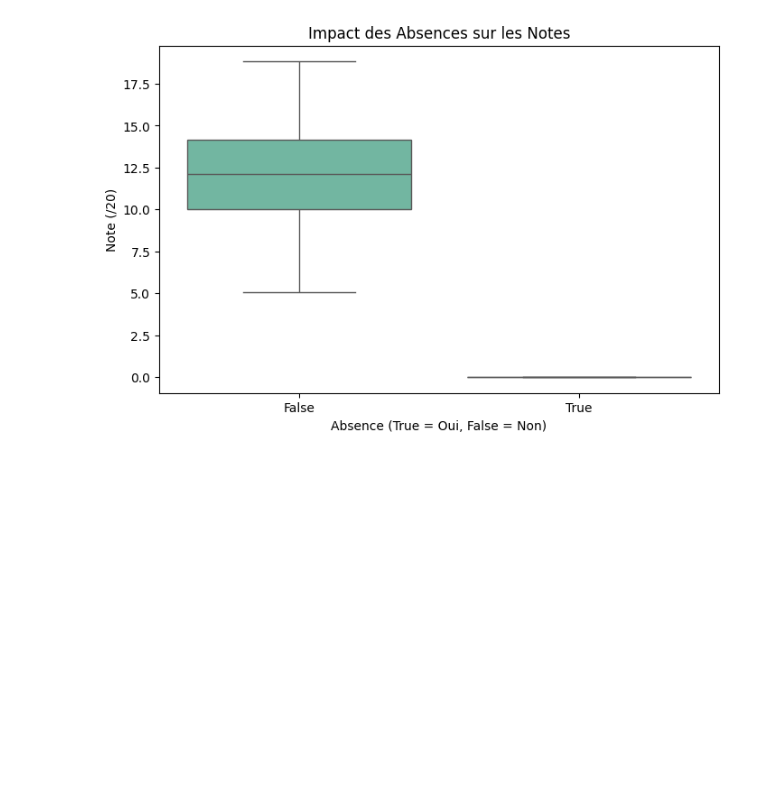
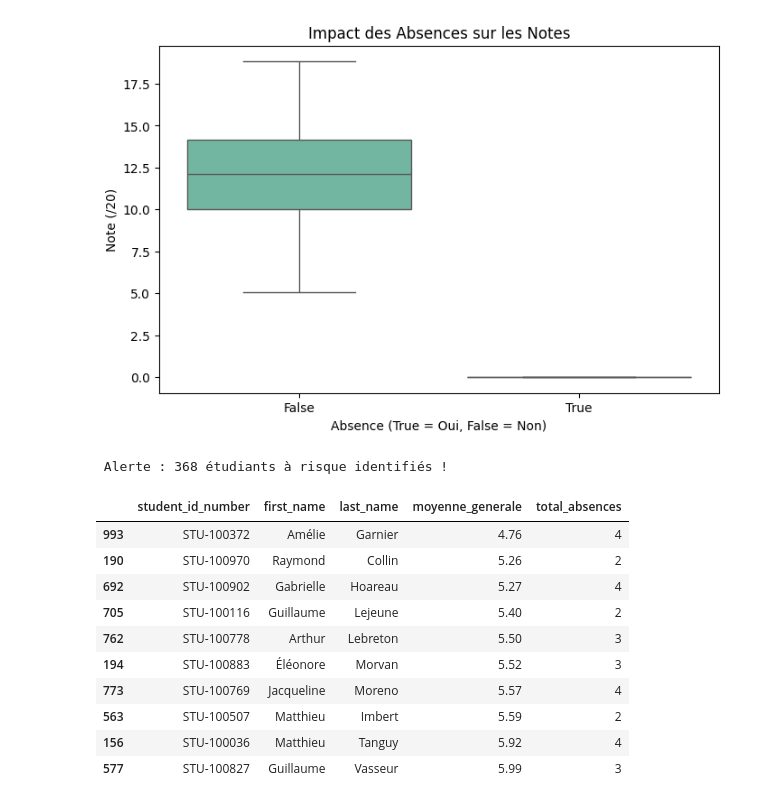
Before and after one commit to Ahmed-elmarrouni/Ynov-Specialization-Project, a Jupyter notebook: notebooks/01_EDA_and_Data_Cleaning.ipynb, the cells around one changed output. Cells and saved outputs as stored; diff of their text form; code cells hidden in the pictures; blank space fills up the shorter version.

Commit message:
I added the data seeding script and completed the data analysis and risk detection

```diff
--- a/notebooks/01_EDA_and_Data_Cleaning.ipynb
+++ b/notebooks/01_EDA_and_Data_Cleaning.ipynb
@@ -68,3 +68,45 @@ plt.ylabel('Note (/20)')
 plt.show()
 # %% [output]
 [figure]
+# %%
+# to get the overall average and the number of absences per student
+query_students_risk = """
+SELECT
+    s.student_id_number,
+    u.first_name,
+    u.last_name,
+    AVG(g.score) as moyenne_generale,
+    SUM(CASE WHEN g.is_absent THEN 1 ELSE 0 END) as total_absences
+FROM students s
+JOIN users u ON s.user_id = u.id
+JOIN grades g ON s.id = g.student_id
+GROUP BY s.student_id_number, u.first_name, u.last_name;
+"""
+df_risk = pd.read_sql(query_students_risk, engine)
+
+
+seuil_moyenne = 10.0
+seuil_absence = 3
+
+etudiants_a_risque = df_risk[
+    (df_risk['moyenne_generale'] < seuil_moyenne) |
+    (df_risk['total_absences'] > seuil_absence)
+].copy()
+
+etudiants_a_risque['moyenne_generale'] = etudiants_a_risque['moyenne_generale'].round(2)
+
+print(f" Alerte : {len(etudiants_a_risque)} étudiants à risque identifiés !")
+display(etudiants_a_risque.sort_values(by='moyenne_generale').head(10))
+# %% [output]
+ Alerte : 368 étudiants à risque identifiés !
+|  | student_id_number | first_name | last_name | moyenne_generale | total_absences |
+| 993 | STU-100372 | Amélie | Garnier | 4.76 | 4 |
+| 190 | STU-100970 | Raymond | Collin | 5.26 | 2 |
+| 692 | STU-100902 | Gabrielle | Hoareau | 5.27 | 4 |
+| 705 | STU-100116 | Guillaume | Lejeune | 5.40 | 2 |
+| 762 | STU-100778 | Arthur | Lebreton | 5.50 | 3 |
+| 194 | STU-100883 | Éléonore | Morvan | 5.52 | 3 |
+| 773 | STU-100769 | Jacqueline | Moreno | 5.57 | 4 |
+| 563 | STU-100507 | Matthieu | Imbert | 5.59 | 2 |
+| 156 | STU-100036 | Matthieu | Tanguy | 5.92 | 4 |
+| 577 | STU-100827 | Guillaume | Vasseur | 5.99 | 3 |
```
Also changed, not shown: 2 other files.
